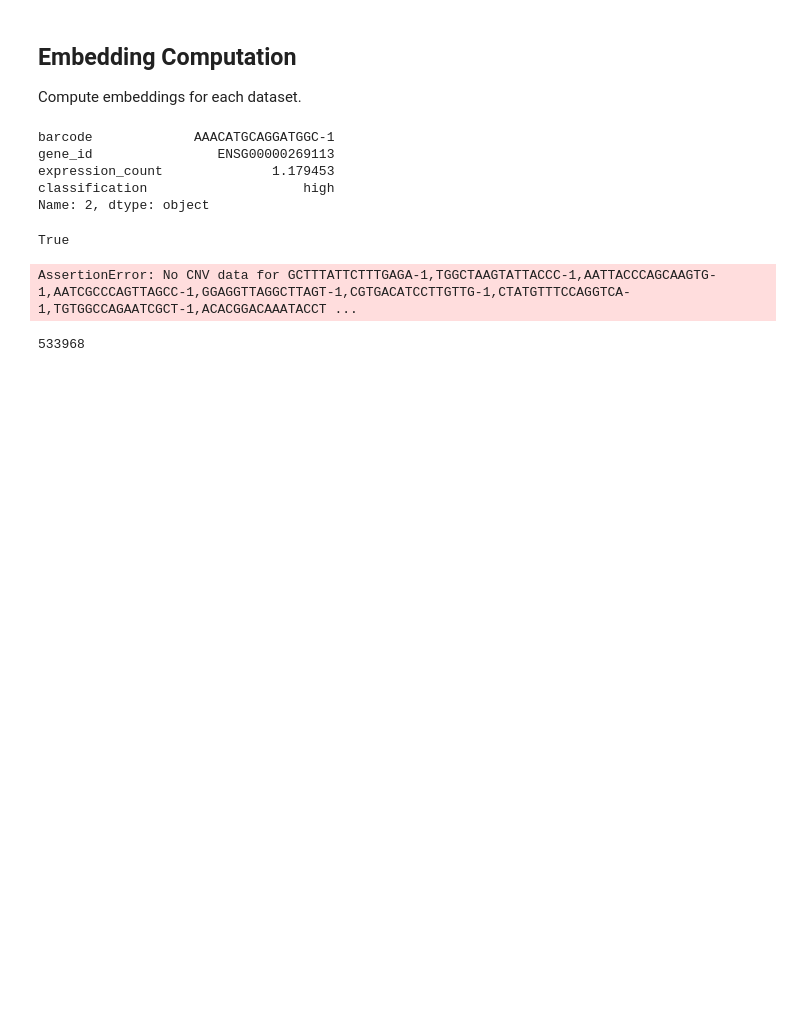
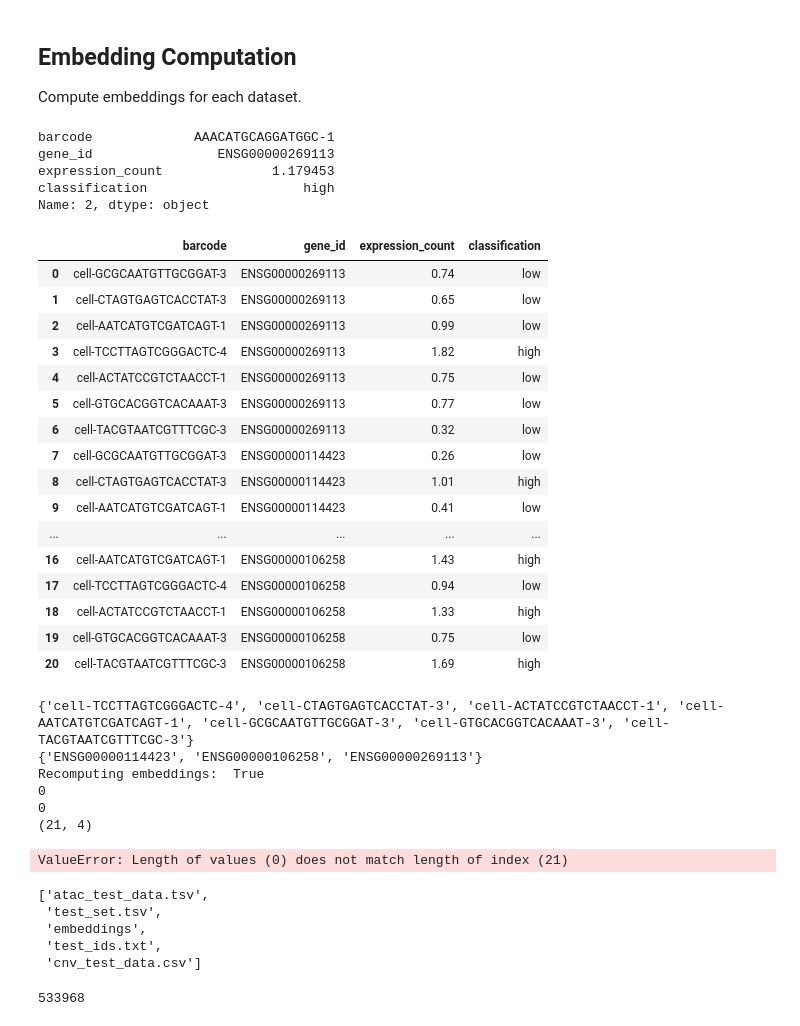
Before and after one commit to riccardoAli31/Gene-expression-changes-from-CNV, a Jupyter notebook: preprocessing/embedding_preprocessing.ipynb, the cells around one changed output. Saved outputs shown, nothing was run; the diff lists cells and outputs as text; code cells hidden in the pictures; blank space fills up the shorter version.

Commit message:
debugging useing dummy data

```diff
--- a/preprocessing/embedding_preprocessing.ipynb
+++ b/preprocessing/embedding_preprocessing.ipynb
@@ -39,17 +39,57 @@ gene_id                ENSG00000269113
 expression_count              1.179453
 classification                    high
 Name: 2, dtype: object
+# %%
+# test paths
+test_df_path = data_root / 'testing' / 'test_set.tsv'
+atac_test_path = data_root / 'testing' / 'atac_test_data.tsv'
+cnv_test_path = data_root / 'testing' / 'cnv_test_data.csv'
+test_df = pd.read_csv(test_df_path, sep='\t')
+# %%
+test_df
+# %% [output]
+|  | barcode | gene_id | expression_count | classification |
+| 0 | cell-GCGCAATGTTGCGGAT-3 | ENSG00000269113 | 0.74 | low |
+| 1 | cell-CTAGTGAGTCACCTAT-3 | ENSG00000269113 | 0.65 | low |
+| 2 | cell-AATCATGTCGATCAGT-1 | ENSG00000269113 | 0.99 | low |
+| 3 | cell-TCCTTAGTCGGGACTC-4 | ENSG00000269113 | 1.82 | high |
+| 4 | cell-ACTATCCGTCTAACCT-1 | ENSG00000269113 | 0.75 | low |
+| 5 | cell-GTGCACGGTCACAAAT-3 | ENSG00000269113 | 0.77 | low |
+| 6 | cell-TACGTAATCGTTTCGC-3 | ENSG00000269113 | 0.32 | low |
+| 7 | cell-GCGCAATGTTGCGGAT-3 | ENSG00000114423 | 0.26 | low |
+| 8 | cell-CTAGTGAGTCACCTAT-3 | ENSG00000114423 | 1.01 | high |
+| 9 | cell-AATCATGTCGATCAGT-1 | ENSG00000114423 | 0.41 | low |
+| ... | ... | ... | ... | ... |
+| 16 | cell-AATCATGTCGATCAGT-1 | ENSG00000106258 | 1.43 | high |
+| 17 | cell-TCCTTAGTCGGGACTC-4 | ENSG00000106258 | 0.94 | low |
+| 18 | cell-ACTATCCGTCTAACCT-1 | ENSG00000106258 | 1.33 | high |
+| 19 | cell-GTGCACGGTCACAAAT-3 | ENSG00000106258 | 0.75 | low |
+| 20 | cell-TACGTAATCGTTTCGC-3 | ENSG00000106258 | 1.69 | high |
 # %%
 val_dataset = CopyNumerDNADataset(
-    root=data_root / 'batch_1/val/',
-    data_df=df,
+    root=data_root / 'testing' / 'embeddings',
+    data_df=test_df,
     fasta_path=data_root / 'GRCh38.d1.vd1.fa',
-    atac_path=data_root / 'overlap_genes_peaks.tsv',
-    cnv_path=data_root / 'epiAneuFinder_results.tsv'
+    atac_path=atac_test_path,
+    cnv_path=cnv_test_path,
+    force_recompute=True
 )
 # %% [output]
-True
+{'cell-TCCTTAGTCGGGACTC-4', 'cell-CTAGTGAGTCACCTAT-3', 'cell-ACTATCCGTCTAACCT-1', 'cell-AATCATGTCGATCAGT-1', 'cell-GCGCAATGTTGCGGAT-3', 'cell-GTGCACGGTCACAAAT-3', 'cell-TACGTAATCGTTTCGC-3'}
+{'ENSG00000114423', 'ENSG00000106258', 'ENSG00000269113'}
+Recomputing embeddings:  True
+0
+0
+(21, 4)
-AssertionError: No CNV data for GCTTTATTCTTTGAGA-1,TGGCTAAGTATTACCC-1,AATTACCCAGCAAGTG-1,AATCGCCCAGTTAGCC-1,GGAGGTTAGGCTTAGT-1,CGTGACATCCTTGTTG-1,CTATGTTTCCAGGTCA-1,TGTGGCCAGAATCGCT-1,ACACGGACAAATACCT ...
+ValueError: Length of values (0) does not match length of index (21)
+# %%
+os.listdir('../data/testing/')
+# %% [output]
+['atac_test_data.tsv',
+ 'test_set.tsv',
+ 'embeddings',
+ 'test_ids.txt',
+ 'cnv_test_data.csv']
 # %%
 len(df['barcode'].unique()) * len(df['gene_id'].unique())
 # %% [output]
```
